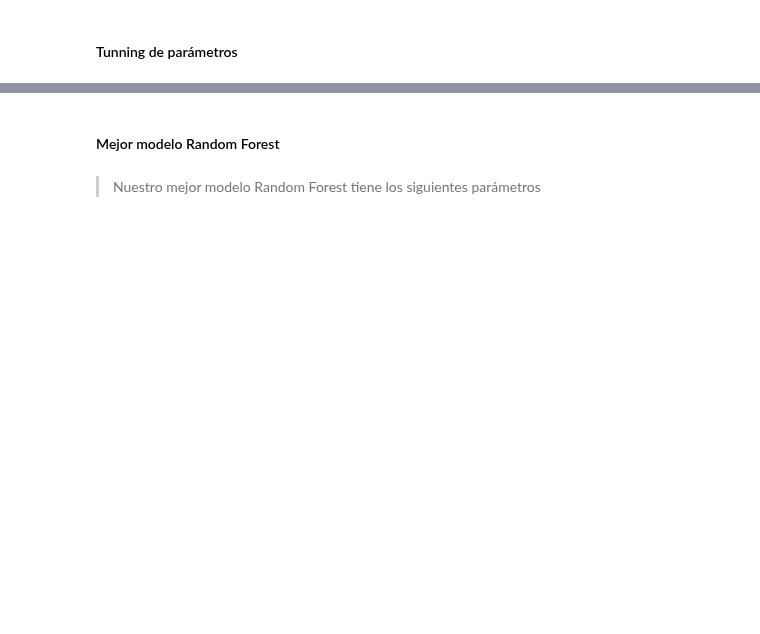
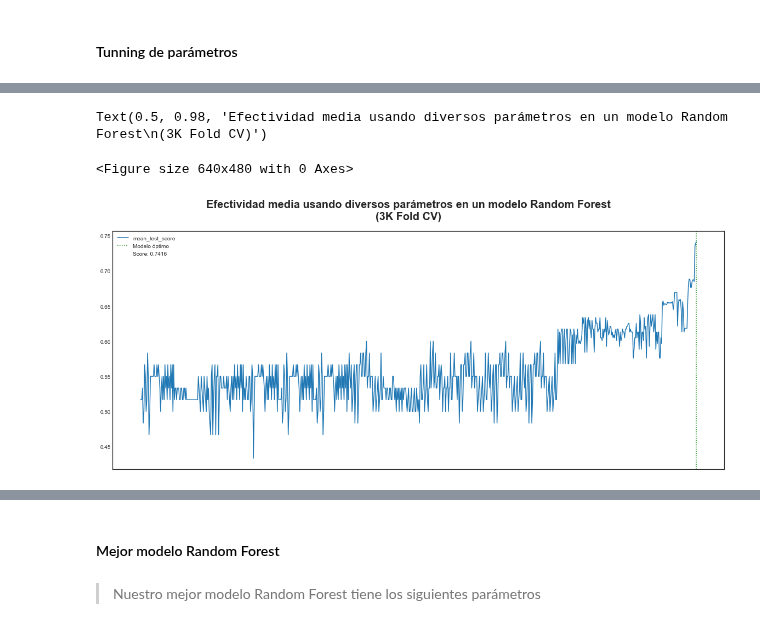
Before and after one commit to jesus-valencia97/Diplomado-en-ciencia-de-datos, a Jupyter notebook: Proyecto/Modulo 5/M2/M5 - Modulo 2.ipynb, the cells around one changed output, grey strips where cells are left out. Saved outputs shown, nothing was run; the diff lists cells and outputs as text; code cells hidden in the pictures; blank space fills up the shorter version.

```diff
--- a/Proyecto/Modulo 5/M2/M5 - Modulo 2.ipynb
+++ b/Proyecto/Modulo 5/M2/M5 - Modulo 2.ipynb
@@ -369,11 +389,13 @@ for tn, tt in scv.split(X_cv,y_cv):
 # %% [markdown]
 #### Tunning de parámetros
 # %%
-param_grid={'criterion' : ['gini','entropy'],
+param_grid={'n_estimators' : [10,50,100,200],
+            'criterion' : ['gini','entropy'],
+            'max_depth' : [None, 2,5,10,20,50],
             'min_samples_split' : [2,4,6,10],
             'min_samples_leaf' : [1,2,3],
            }
 # %%
-RF = RandomForestClassifier(random_state=12345, n_jobs=-1)
+RF = SupervisedUtils.RandomForestClassifier(random_state=12345, n_jobs=-1)
 # %%
-search_RF = HalvingGridSearchCV(RF, resource='n_estimators', max_resources=200,cv=3, param_grid=param_grid,factor = 2,random_state=12345,verbose=np.inf,scoring="accuracy").fit(X_train, y_train)
+search_RF = SupervisedUtils.HalvingGridSearchCV(RF, cv=3, param_grid=param_grid,factor = 4,random_state=12345,verbose=np.inf,scoring="accuracy").fit(X_train, y_train)
@@ -385,24 +425,19 @@ rfbest=rftunning.iloc[indrfmax,:]
 # %%
 plt.figure(figsize=(8, 6), dpi=80)
 
-ax1 = plt.subplot2grid((1, 10), (0, 0),colspan=7)
-ax2 = plt.subplot2grid((1, 10), (0, 7),colspan=4)
 
-rftunning.plot(use_index=True, y='mean_test_score',figsize=(20,8),ax=ax1)
+rftunning.plot(use_index=True, y='mean_test_score',figsize=(20,8))
 
-for ind,i in enumerate(rftunning.index):
-    ax1.text(ind,rftunning['mean_test_score'][ind],str(ind),ha='center')
+# for ind,i in enumerate(rftunning.index):
+#     plt.text(ind,rftunning['mean_test_score'][ind],str(ind),ha='center')
 
-ax1.set_xticks([])
-ax1.axvline(x=indrfmax,label='Modelo óptimo',linestyle=':',color='green')
-ax1.plot([],[],' ',label=f"Score: {round(rftunning['mean_test_score'][indrfmax],4)}")
-ax1.legend()
-
-auxrf=rftunning[[x for x in rftunning if 'param_' in x]]
-
-bbox=[0.25,0,1,1]
-
-table = ax2.table(cellText = auxrf.values, rowLabels = ['Modelo: ' + str(x) for x in auxrf.index],bbox=bbox,colLabels=[x.replace('param_','') for x in auxrf.columns])
-ax2.axis('off')
+plt.gca().set_xticks([])
+plt.axvline(x=indrfmax,label='Modelo óptimo',linestyle=':',color='green')
+plt.plot([],[],' ',label=f"Score: {round(rftunning['mean_test_score'][indrfmax],4)}")
+plt.legend()
 
 plt.suptitle('Efectividad media usando diversos parámetros en un modelo Random Forest\n(3K Fold CV)',size=20,fontweight='bold')
+# %% [output]
+Text(0.5, 0.98, 'Efectividad media usando diversos parámetros en un modelo Random Forest\n(3K Fold CV)')
+<Figure size 640x480 with 0 Axes>
+[figure, added]
```
Also changed, not shown: parts of 74 cells of this notebook.
